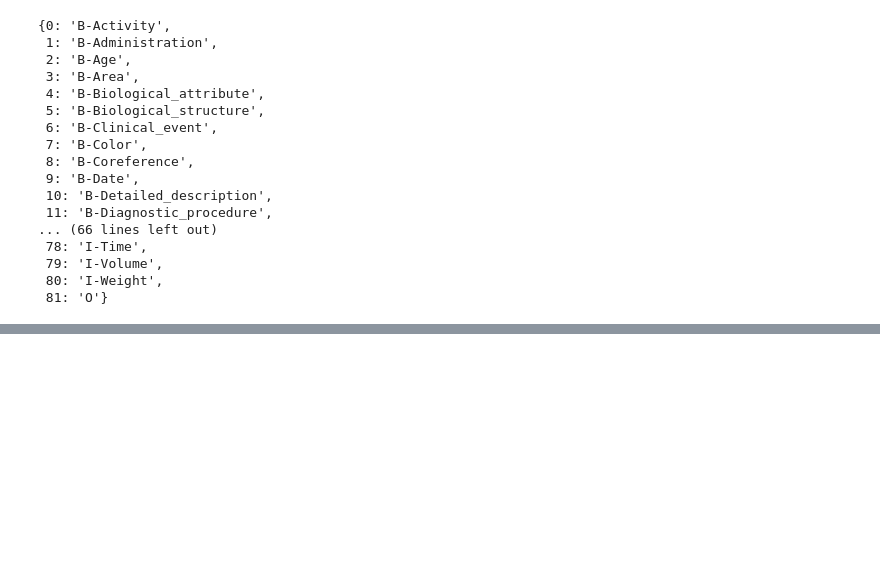
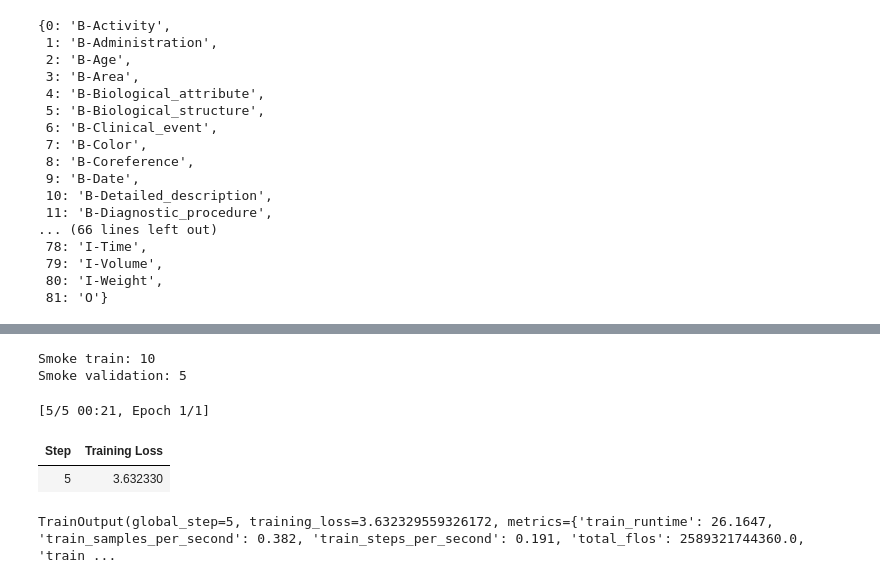
Before and after one commit to Sravanigangul/healthcare-clinical-nlp, a Jupyter notebook: notebooks/Clinical_NER_Training.ipynb, the cells around one changed output, grey strips where cells are left out. Drawn from its saved outputs; the diff is of its cells as text; code cells hidden in the pictures; blank space fills up the shorter version.

```diff
--- a/notebooks/Clinical_NER_Training.ipynb
+++ b/notebooks/Clinical_NER_Training.ipynb
@@ -84,0 +635,9 @@ id2label
+# %%
+smoke_train_dataset = train_dataset.select(range(10))
+smoke_val_dataset = val_dataset.select(range(5))
+
+print("Smoke train:", len(smoke_train_dataset))
+print("Smoke validation:", len(smoke_val_dataset))
+# %% [output]
+Smoke train: 10
+Smoke validation: 5
@@ -84,0 +655,7 @@ id2label
+# %%
+trainer.train()
+# %% [output]
+[5/5 00:21, Epoch 1/1]
+| Step | Training Loss |
+| 5 | 3.632330 |
+TrainOutput(global_step=5, training_loss=3.632329559326172, metrics={'train_runtime': 26.1647, 'train_samples_per_second': 0.382, 'train_steps_per_second': 0.191, 'total_flos': 2589321744360.0, 'train ...
```
Also changed, not shown: parts of 69 cells of this notebook.
